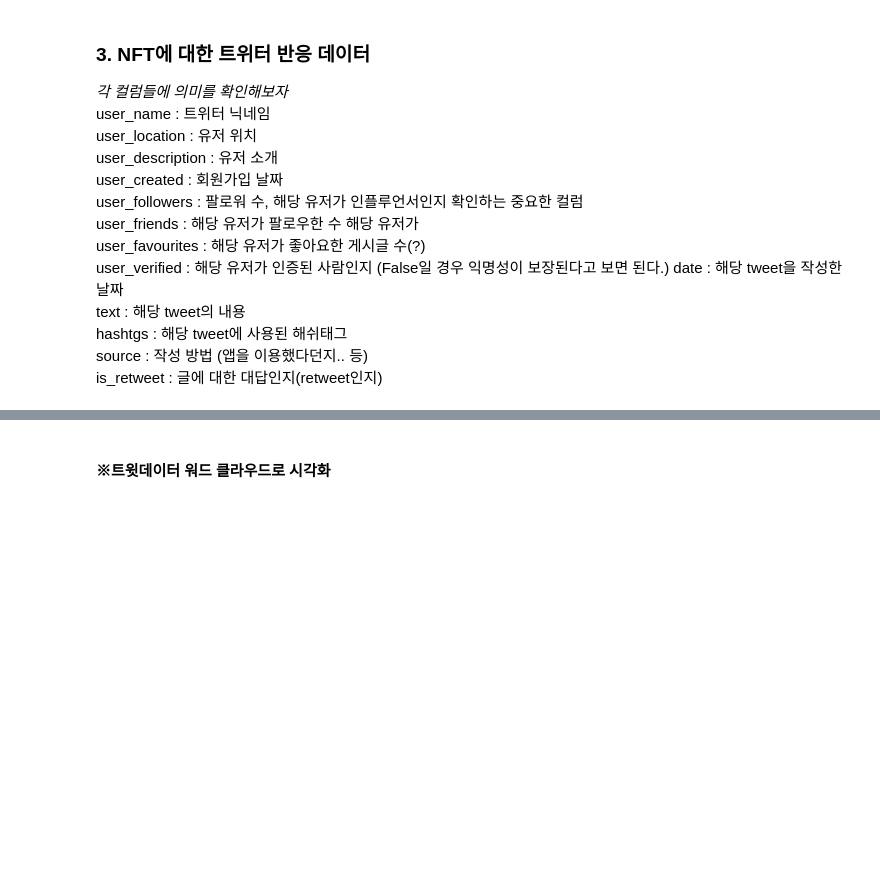
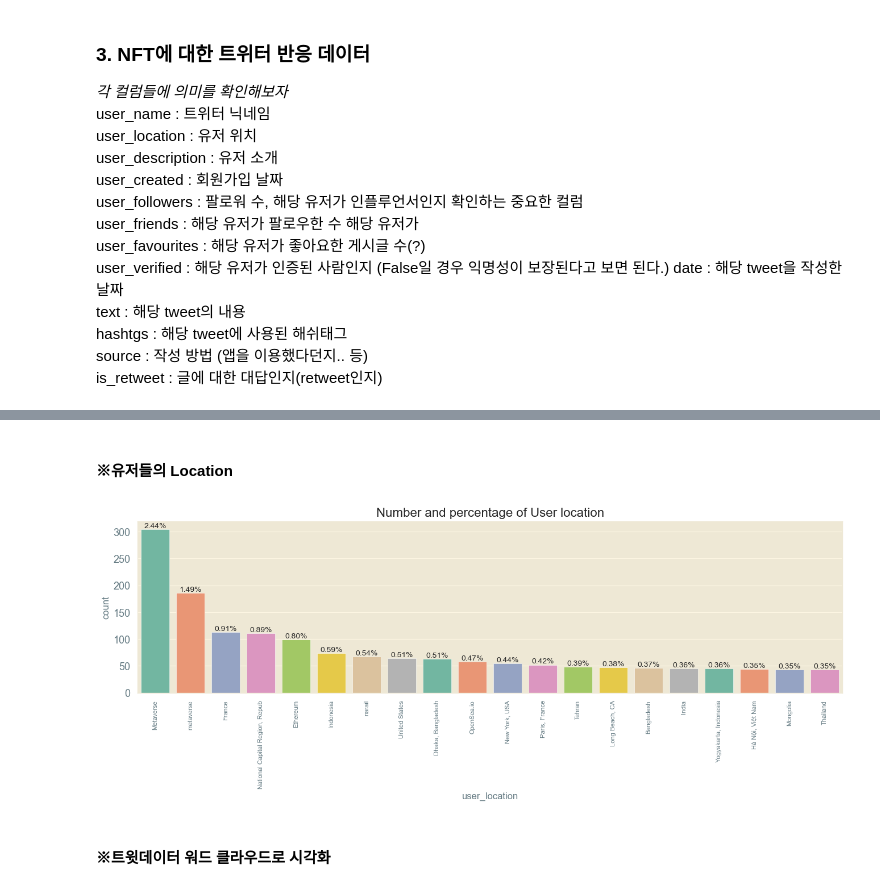
Before and after one commit to cgw03Lau/DAP__, a Jupyter notebook: DAP_Project/DAP_Project_NFT.ipynb, the cells around one changed output, grey strips where cells are left out. Drawn from its saved outputs; the diff is of its cells as text; code cells hidden in the pictures; blank space fills up the shorter version.

```diff
--- a/DAP_Project/DAP_Project_NFT.ipynb
+++ b/DAP_Project/DAP_Project_NFT.ipynb
@@ -384,3 +370,28 @@ np.transpose(tt)
+# %% [markdown]
+#### ※유저들의 Location
+# %%
+def plot_count(feature, title, df, size=1, ordered=True):
+    f, ax = plt.subplots(1,1, figsize=(4*size,4), dpi=100)
+    total = float(len(df))
+    if ordered:
+        g = sns.countplot(df[feature], order = df[feature].value_counts().index[:20], palette='Set2')
+    else:
+        g = sns.countplot(df[feature], palette='Set3')
+    g.set_title("Number and percentage of {}".format(title))
+    if(size > 2):
+        plt.xticks(rotation=90, size=8)
+    for p in ax.patches:
+        height = p.get_height()
+        ax.text(p.get_x()+p.get_width()/2.,
+                height + 3,
+                '{:1.2f}%'.format(100*height/total),
+                ha="center")
+    plt.show()
+
+# plot_count("user_name", "User name", df_tweets,4)
+plot_count("user_location", "User location", df_tweets,4)
+# %% [output]
+[figure, added]
 # %% [markdown]
 #### ※트윗데이터 워드 클라우드로 시각화
 # %%
```
Also changed, not shown: parts of 3 cells of this notebook.
